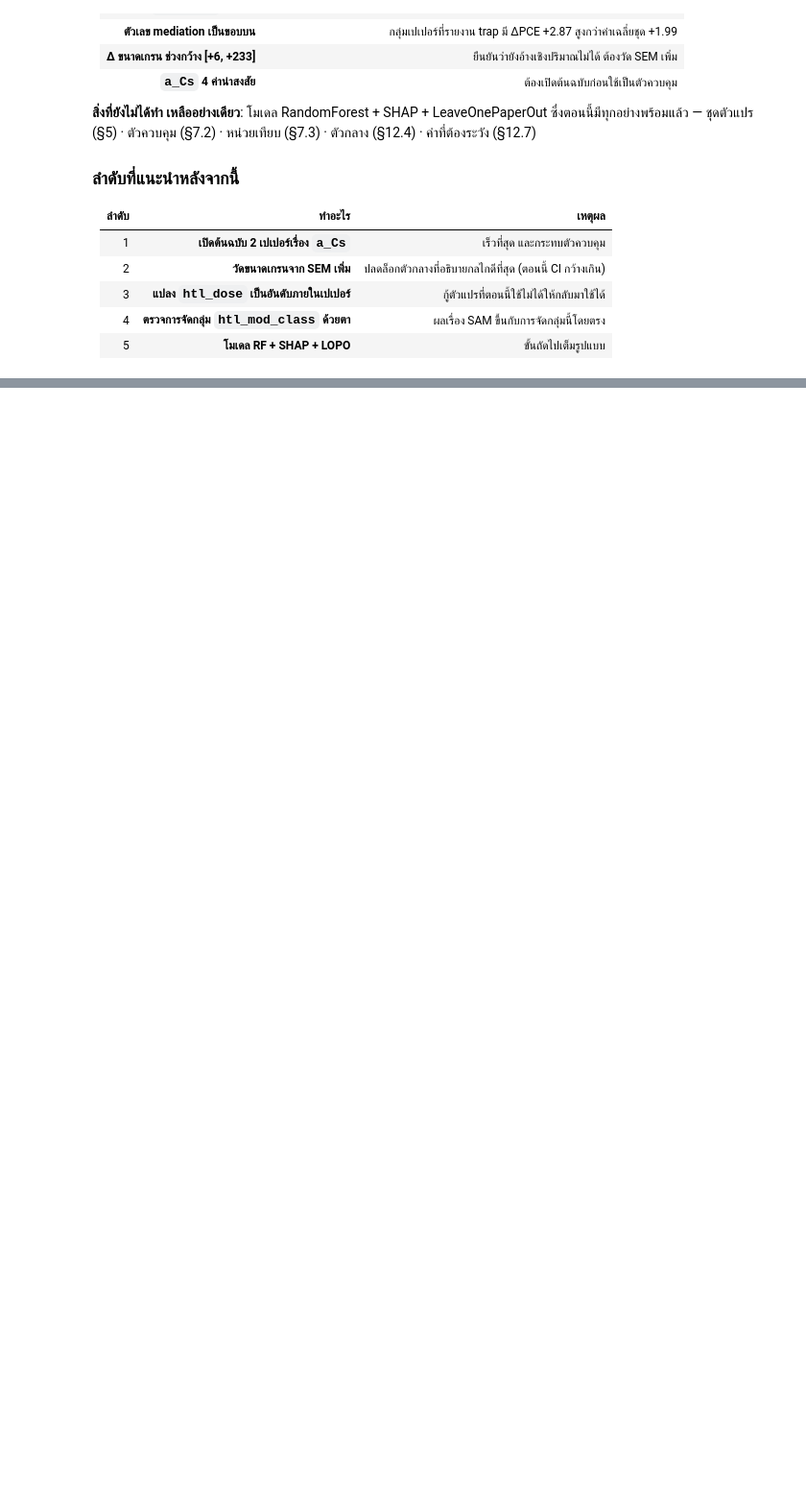
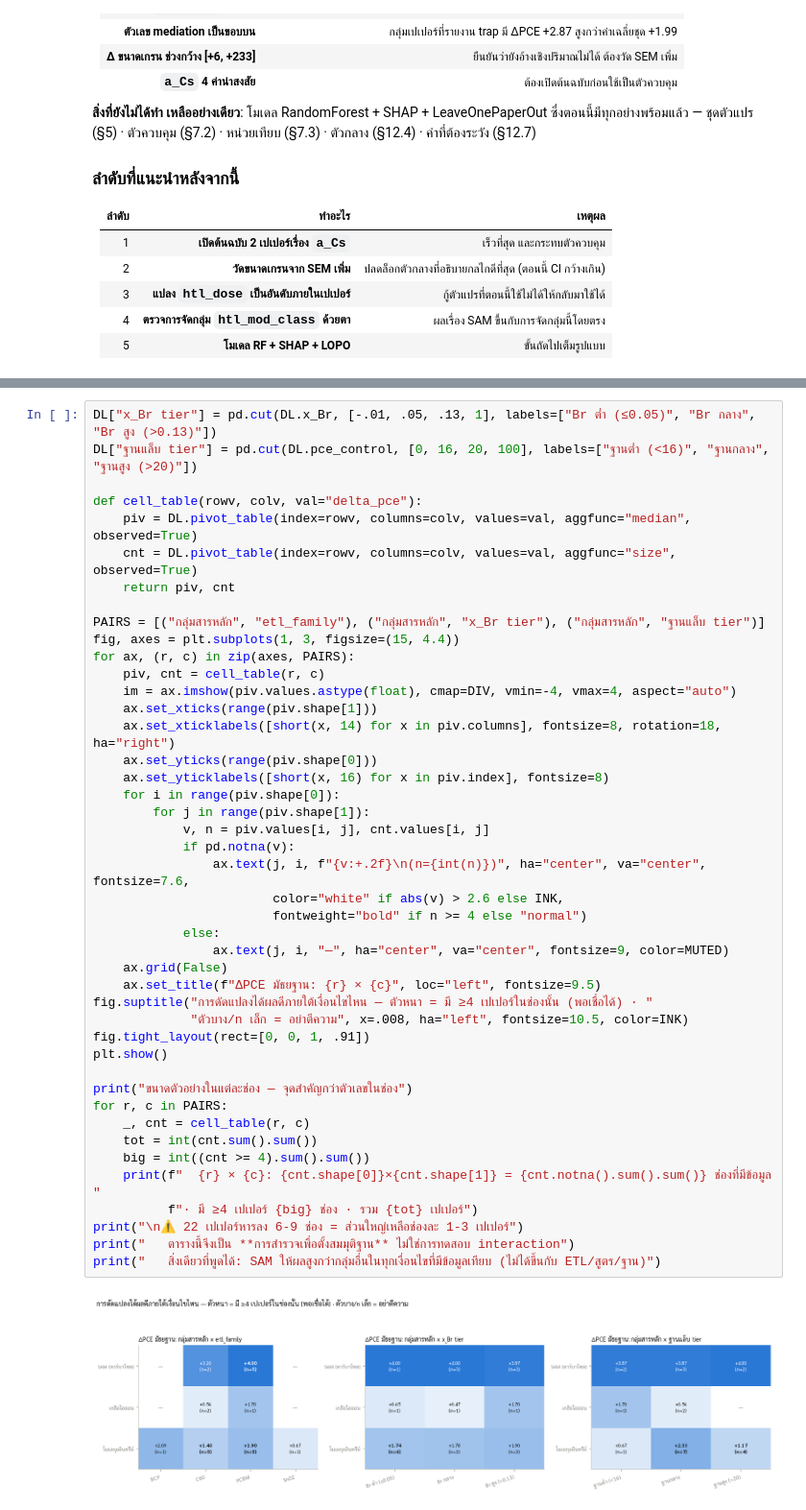
Before and after one commit to NiOx-based-Perovskite-Solar-Cell/Perovskite-Research, a Jupyter notebook: notebooks/eda_explore.ipynb, the cells around one changed output, grey strips where cells are left out. Shown at 96% size. Drawn from its saved outputs; the diff is of its cells as text; blank space fills up the shorter version.

```diff
--- a/notebooks/eda_explore.ipynb
+++ b/notebooks/eda_explore.ipynb
@@ -2860,0 +3119,46 @@ print("=" * 92)
+# %%
+DL["x_Br tier"] = pd.cut(DL.x_Br, [-.01, .05, .13, 1], labels=["Br ต่ำ (≤0.05)", "Br กลาง", "Br สูง (>0.13)"])
+DL["ฐานแล็บ tier"] = pd.cut(DL.pce_control, [0, 16, 20, 100], labels=["ฐานต่ำ (<16)", "ฐานกลาง", "ฐานสูง (>20)"])
+
+def cell_table(rowv, colv, val="delta_pce"):
+    piv = DL.pivot_table(index=rowv, columns=colv, values=val, aggfunc="median", observed=True)
+    cnt = DL.pivot_table(index=rowv, columns=colv, values=val, aggfunc="size", observed=True)
+    return piv, cnt
+
+PAIRS = [("กลุ่มสารหลัก", "etl_family"), ("กลุ่มสารหลัก", "x_Br tier"), ("กลุ่มสารหลัก", "ฐานแล็บ tier")]
+fig, axes = plt.subplots(1, 3, figsize=(15, 4.4))
+for ax, (r, c) in zip(axes, PAIRS):
+    piv, cnt = cell_table(r, c)
+    im = ax.imshow(piv.values.astype(float), cmap=DIV, vmin=-4, vmax=4, aspect="auto")
+    ax.set_xticks(range(piv.shape[1]))
+    ax.set_xticklabels([short(x, 14) for x in piv.columns], fontsize=8, rotation=18, ha="right")
+    ax.set_yticks(range(piv.shape[0]))
+    ax.set_yticklabels([short(x, 16) for x in piv.index], fontsize=8)
+    for i in range(piv.shape[0]):
+        for j in range(piv.shape[1]):
+            v, n = piv.values[i, j], cnt.values[i, j]
+            if pd.notna(v):
+                ax.text(j, i, f"{v:+.2f}\n(n={int(n)})", ha="center", va="center", fontsize=7.6,
+                        color="white" if abs(v) > 2.6 else INK,
+                        fontweight="bold" if n >= 4 else "normal")
+            else:
+                ax.text(j, i, "—", ha="center", va="center", fontsize=9, color=MUTED)
+    ax.grid(False)
+    ax.set_title(f"ΔPCE มัธยฐาน: {r} × {c}", loc="left", fontsize=9.5)
+fig.suptitle("การดัดแปลงได้ผลดีภายใต้เงื่อนไขไหน — ตัวหนา = มี ≥4 เปเปอร์ในช่องนั้น (พอเชื่อได้) · "
+             "ตัวบาง/n เล็ก = อย่าตีความ", x=.008, ha="left", fontsize=10.5, color=INK)
+fig.tight_layout(rect=[0, 0, 1, .91])
+plt.show()
+
+print("ขนาดตัวอย่างในแต่ละช่อง — จุดสำคัญกว่าตัวเลขในช่อง")
+for r, c in PAIRS:
+    _, cnt = cell_table(r, c)
+    tot = int(cnt.sum().sum())
+    big = int((cnt >= 4).sum().sum())
+    print(f"  {r} × {c}: {cnt.shape[0]}×{cnt.shape[1]} = {cnt.notna().sum().sum()} ช่องที่มีข้อมูล "
+          f"· มี ≥4 เปเปอร์ {big} ช่อง · รวม {tot} เปเปอร์")
+print("\n⚠️ 22 เปเปอร์หารลง 6-9 ช่อง = ส่วนใหญ่เหลือช่องละ 1-3 เปเปอร์")
+print("   ตารางนี้จึงเป็น **การสำรวจเพื่อตั้งสมมุติฐาน** ไม่ใช่การทดสอบ interaction")
+print("   สิ่งเดียวที่พูดได้: SAM ให้ผลสูงกว่ากลุ่มอื่นในทุกเงื่อนไขที่มีข้อมูลเทียบ (ไม่ได้ขึ้นกับ ETL/สูตร/ฐาน)")
+# %% [output]
+[figure, added]
```
Also changed, not shown: parts of 26 cells of this notebook, 11 other files.
